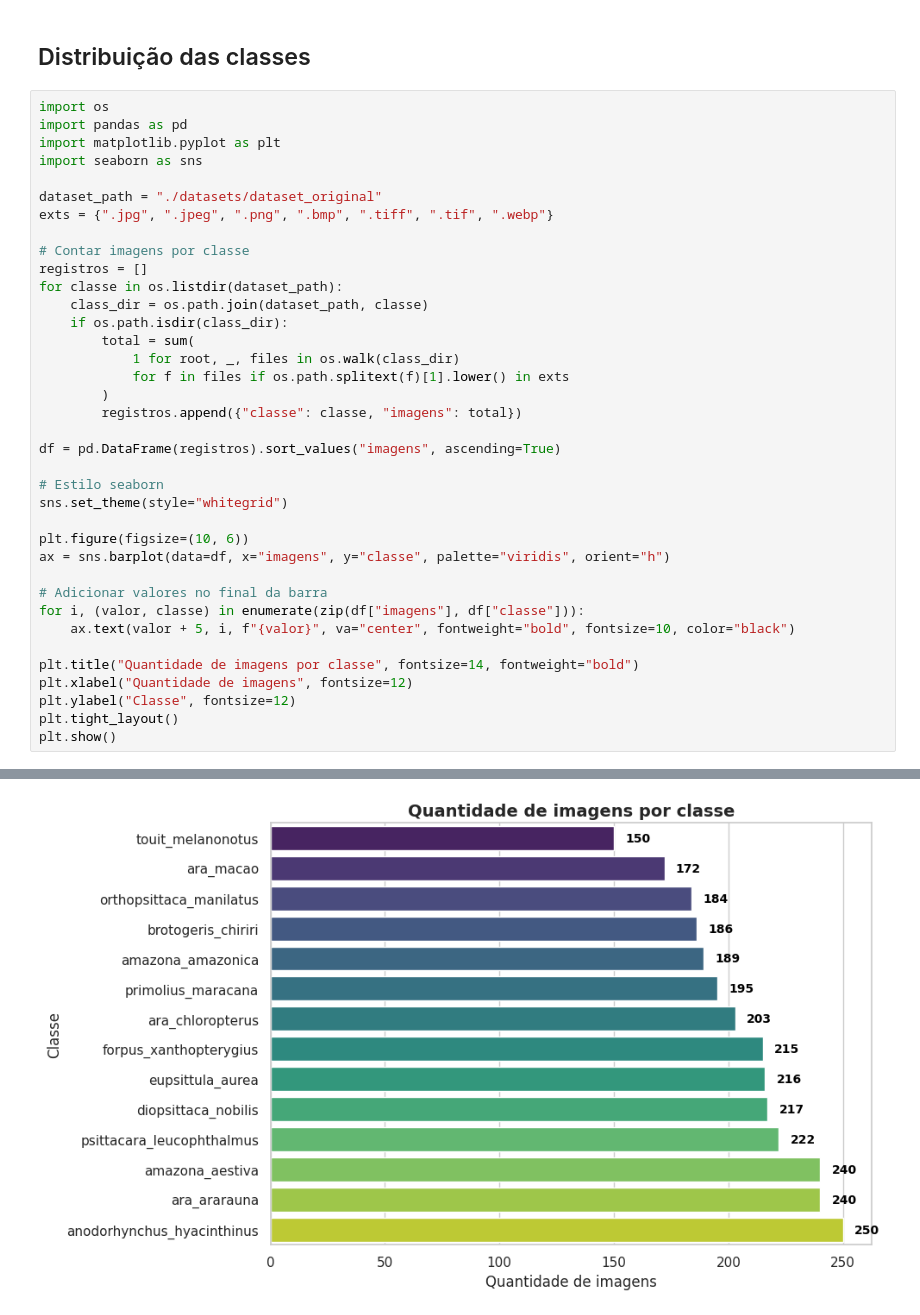
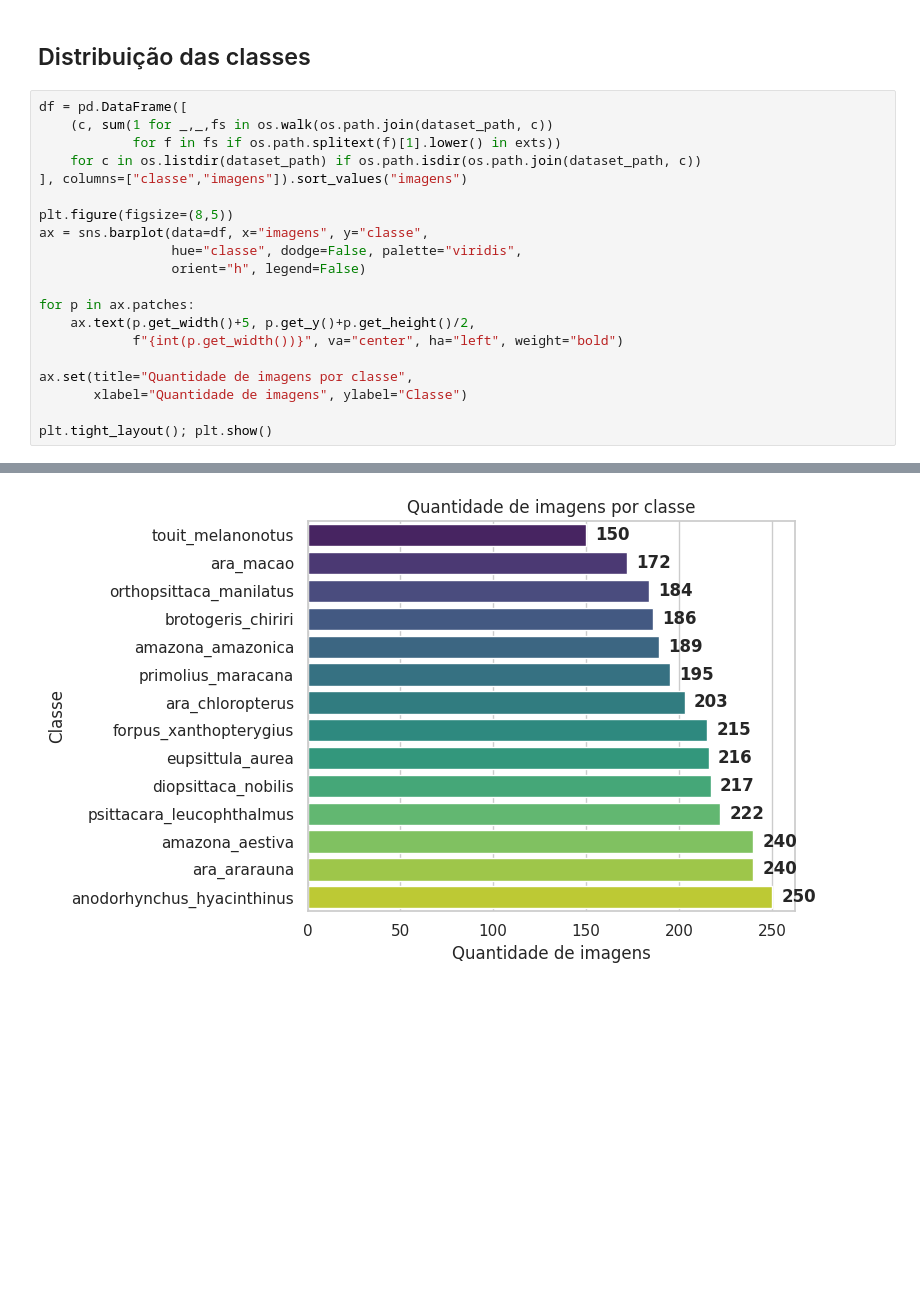
Before and after one commit to PedroSampaioDias/papagaio, a Jupyter notebook: papagaio.ipynb, the cells around one changed output, grey strips where cells are left out. Saved outputs shown, nothing was run; the diff lists cells and outputs as text; blank space fills up the shorter version.

Commit message:
add: quantidade de imagens por classe

```diff
--- a/papagaio.ipynb
+++ b/papagaio.ipynb
@@ -95,40 +95,23 @@ num_classes
 # %% [markdown]
 ## Distribuição das classes
 # %%
-import os
-import pandas as pd
-import matplotlib.pyplot as plt
-import seaborn as sns
+df = pd.DataFrame([
+    (c, sum(1 for _,_,fs in os.walk(os.path.join(dataset_path, c))
+            for f in fs if os.path.splitext(f)[1].lower() in exts))
+    for c in os.listdir(dataset_path) if os.path.isdir(os.path.join(dataset_path, c))
+], columns=["classe","imagens"]).sort_values("imagens")
 
-dataset_path = "./datasets/dataset_original"
-exts = {".jpg", ".jpeg", ".png", ".bmp", ".tiff", ".tif", ".webp"}
+plt.figure(figsize=(8,5))
+ax = sns.barplot(data=df, x="imagens", y="classe",
+                 hue="classe", dodge=False, palette="viridis",
+                 orient="h", legend=False)
 
-# Contar imagens por classe
-registros = []
-for classe in os.listdir(dataset_path):
-    class_dir = os.path.join(dataset_path, classe)
-    if os.path.isdir(class_dir):
-        total = sum(
-            1 for root, _, files in os.walk(class_dir)
-            for f in files if os.path.splitext(f)[1].lower() in exts
-        )
-        registros.append({"classe": classe, "imagens": total})
+for p in ax.patches:
+    ax.text(p.get_width()+5, p.get_y()+p.get_height()/2,
+            f"{int(p.get_width())}", va="center", ha="left", weight="bold")
 
-df = pd.DataFrame(registros).sort_values("imagens", ascending=True)
+ax.set(title="Quantidade de imagens por classe",
+       xlabel="Quantidade de imagens", ylabel="Classe")
 
-# Estilo seaborn
-sns.set_theme(style="whitegrid")
-
-plt.figure(figsize=(10, 6))
-ax = sns.barplot(data=df, x="imagens", y="classe", palette="viridis", orient="h")
-
-# Adicionar valores no final da barra
-for i, (valor, classe) in enumerate(zip(df["imagens"], df["classe"])):
-    ax.text(valor + 5, i, f"{valor}", va="center", fontweight="bold", fontsize=10, color="black")
-
-plt.title("Quantidade de imagens por classe", fontsize=14, fontweight="bold")
-plt.xlabel("Quantidade de imagens", fontsize=12)
-plt.ylabel("Classe", fontsize=12)
-plt.tight_layout()
-plt.show()
+plt.tight_layout(); plt.show()
 # %% [output]
@@ -138 +118 @@ Passing `palette` without assigning `hue` is deprecated and will be removed in v
-[figure, old version]
+[figure, new version]
```
Also changed, not shown: parts of 1 cell of this notebook.
